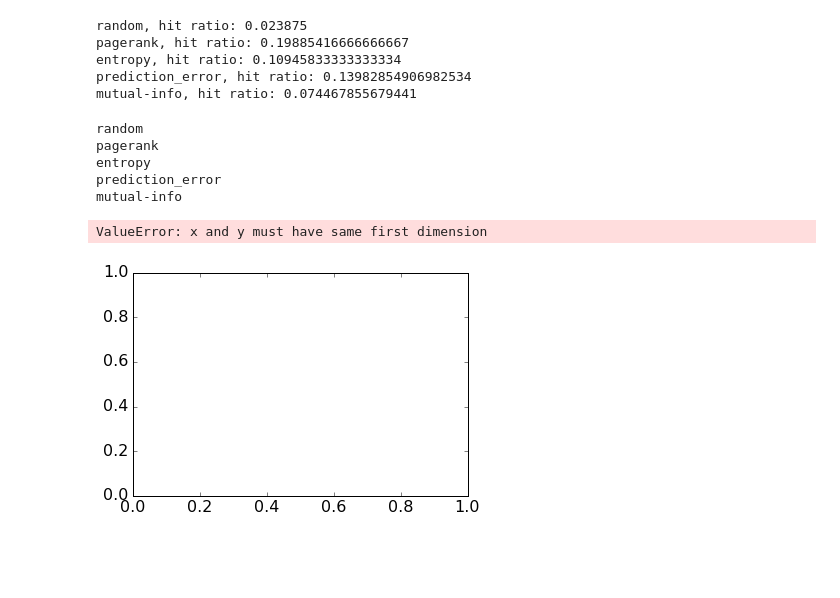
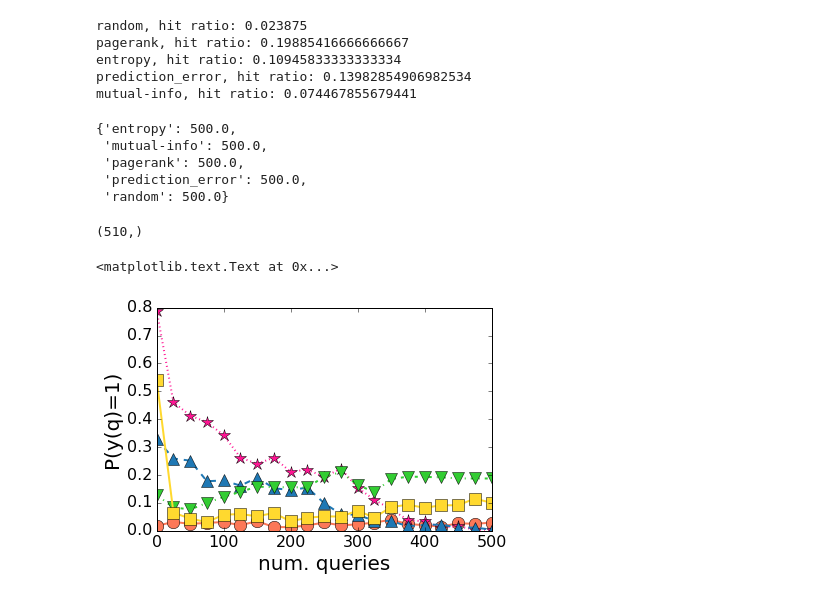
Before and after one commit to xiaohan2012/active-cascade-reconstruction, a Jupyter notebook: query_strategy_hit_ratio.ipynb, the cells around one changed output. Cells and saved outputs as stored; diff of their text form; code cells hidden in the pictures; blank space fills up the shorter version.

```diff
--- a/query_strategy_hit_ratio.ipynb
+++ b/query_strategy_hit_ratio.ipynb
@@ -60,29 +60,42 @@ mutual-info, hit ratio: 0.074467855679441
 max_queries = 500
 # %%
 hit_ratio_ts = {}
+hit_states = {}
+effective_n_queries = {}
 for method in methods:
     print(method)
     states = get_query_hit_states(method)
-    n_queries = list(map(len, states))
+    effective_n_queries[method] = np.mean(list(map(len, states)))
     for s in states:
         s += [s[-1]] * (max_queries - len(s))
     states = np.array(states)
     hit_ratio_ts[method] = np.mean(states, axis=0)
+    hit_states[method] = states
-# %% [output]
-random
-pagerank
-entropy
-prediction_error
-mutual-info
+# %%
+effective_n_queries
+# %% [output]
+{'entropy': 500.0,
+ 'mutual-info': 500.0,
+ 'pagerank': 500.0,
+ 'prediction_error': 500.0,
+ 'random': 500.0}
 # %%
 plt.style.use('paper')
+# %%
+x.shape
+smooth(ts).shape
+# %% [output]
+(510,)
 # %%
 fig, ax = plt.subplots(1, 1)
-x = np.arange(0, max_queries, 5)
+window = 10
+x = np.arange(0, max_queries+window)
 set_cycler(ax)
 for method in methods:
     ts = hit_ratio_ts[method]
-    ax.plot(x[::25], smooth(ts)[::25])
+    ax.plot(x[::25], smooth(ts, window_len=window+1)[::25])
+ax.set_xlabel('num. queries')
+ax.set_ylabel('P(y(q)=1)')
 # %% [output]
-ValueError: x and y must have same first dimension
+<matplotlib.text.Text at 0x...>
-[figure, old version]
+[figure, new version]
```
Also changed, not shown: 1 other file.
